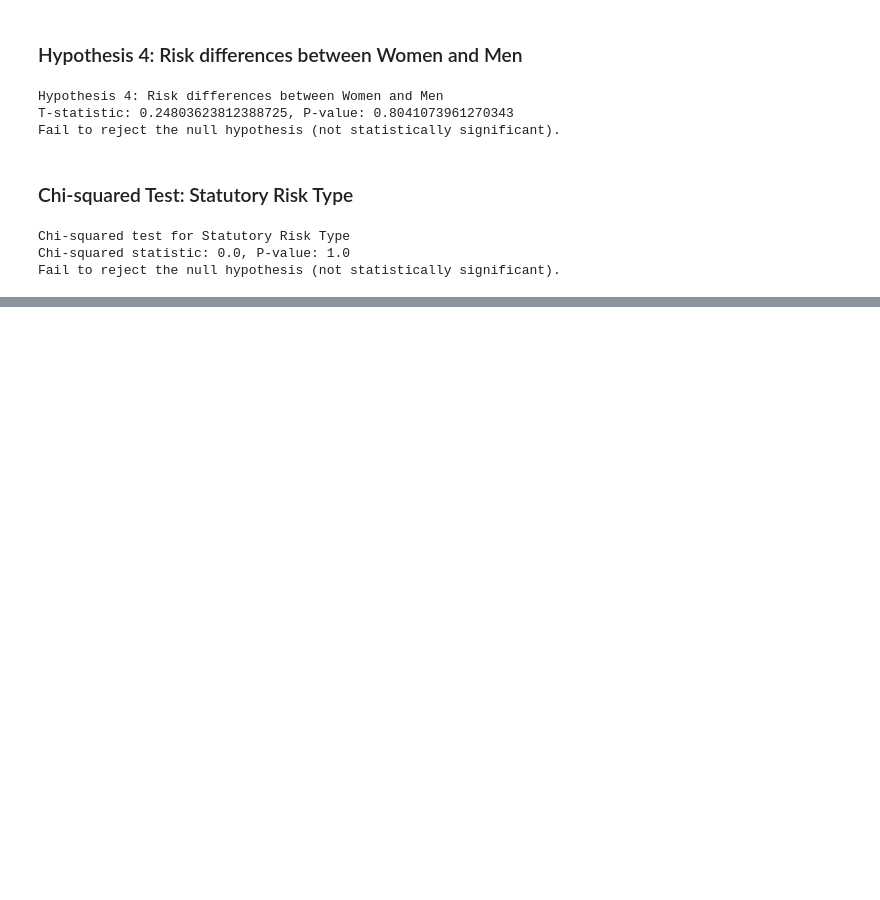
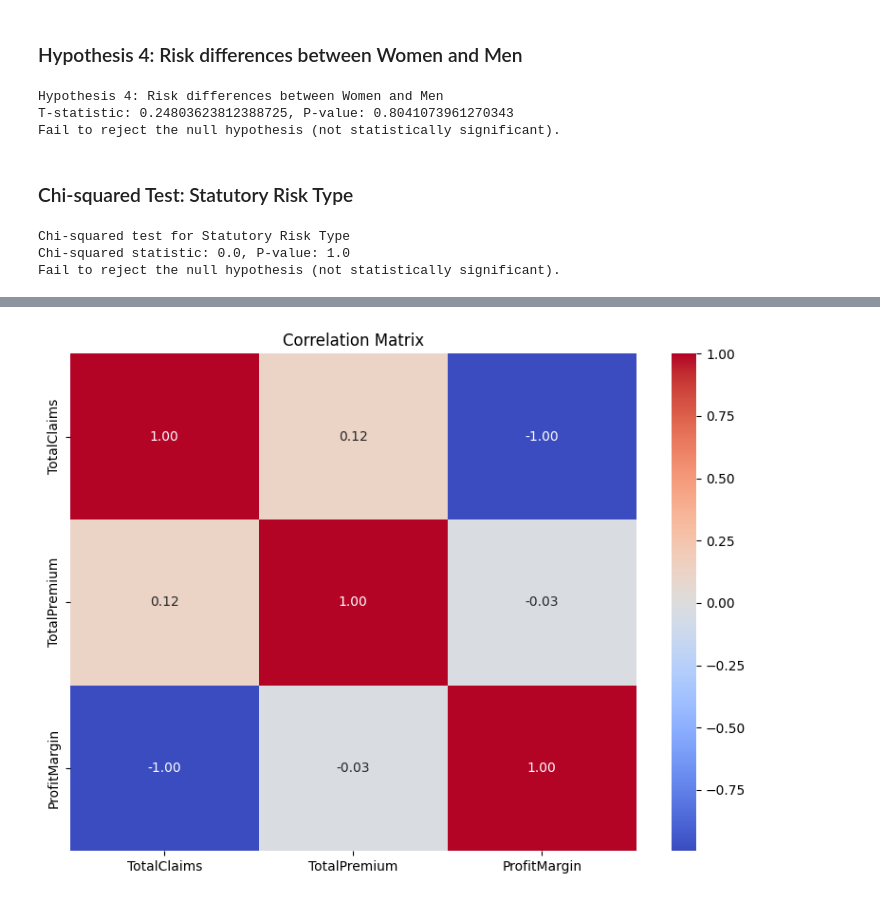
Before and after one commit to shewanek/Insurance_solutions-week_3, a Jupyter notebook: notebooks/AB_hypothesis_test.ipynb, the cells around one changed output, grey strips where cells are left out. Saved outputs shown, nothing was run; the diff lists cells and outputs as text; code cells hidden in the pictures; blank space fills up the shorter version.

```diff
--- a/notebooks/AB_hypothesis_test.ipynb
+++ b/notebooks/AB_hypothesis_test.ipynb
@@ -102,0 +115,5 @@ Fail to reject the null hypothesis (not statistically significant).
+# %%
+# Visualize the correlation matrix for selected features
+ht.visualize_correlation(['TotalClaims', 'TotalPremium', 'ProfitMargin'])
+# %% [output]
+[figure, added]
```
Also changed, not shown: parts of 3 cells of this notebook, 1 other file.
